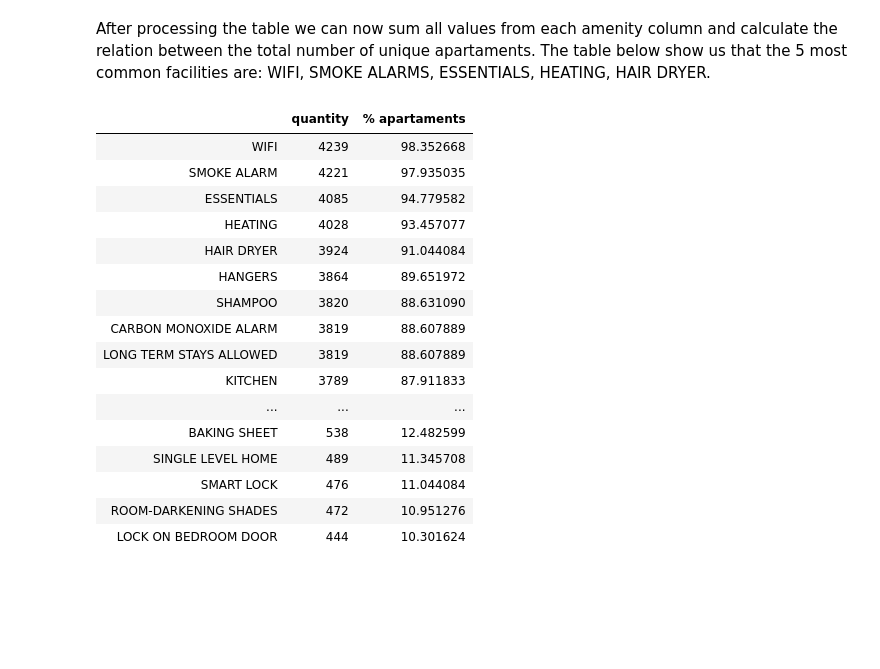
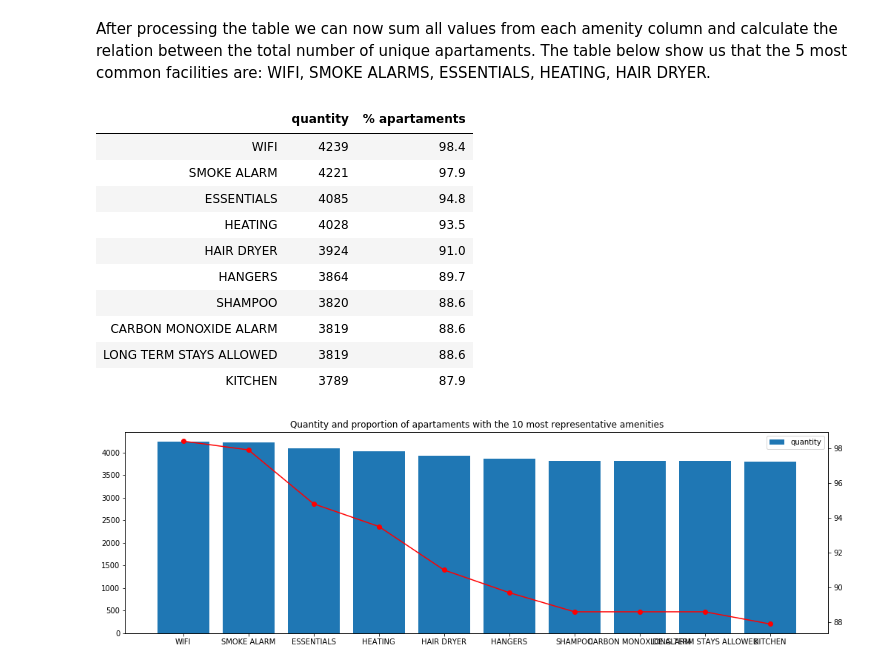
Before and after one commit to lucassaffi/Data-Science-Blog-Post, a Jupyter notebook: Data Science Blog Post.ipynb, the cells around one changed output. Saved outputs shown, nothing was run; the diff lists cells and outputs as text; code cells hidden in the pictures; blank space fills up the shorter version.

```diff
--- a/Data Science Blog Post.ipynb
+++ b/Data Science Blog Post.ipynb
@@ -234,18 +234,18 @@ To answer this question we need to preprocess the amenities column because the v
 5) Fill each column with 1 if apartament has amenity and 0 if it has not
 # %%
 #Find the amenities unique values
-listings_seattle['amenities'] = listings_seattle['amenities'].apply(lambda x: x.upper()
+listings_amenities = listings_seattle.copy()
+listings_amenities['amenities'] = listings_amenities['amenities'].apply(lambda x: x.upper()
                                                      .replace('{','').replace('}','')
                                                      .replace('"','').replace('[','')
                                                      .replace(']','').split(','))
 
-main_columns = ['amenities','price','neighbourhood_cleansed','property_type', 'room_type', 'accommodates',
-                'bathrooms','bedrooms', 'beds','number_of_reviews','review_scores_rating','id']
-listings_seattle = listings_seattle[main_columns]
+main_columns = ['amenities','id']
+listings_amenities = listings_amenities[main_columns]
 # %%
 # Get all unique amenities
 list_amenities = []
-for am in listings_seattle['amenities']:
+for am in listings_amenities['amenities']:
     for a in am:
         list_amenities.append(a.strip())
 
@@ -253,21 +253,16 @@ list_amenities = pd.Series(list_amenities).unique()
 
 # Add a column for all unique amenities
 for i in list_amenities:
-    listings_seattle[i]=0
+    listings_amenities[i]=0
 
 # Add 1 if the amenitie is present
-for ame,amenitie in enumerate(listings_seattle['amenities']):
+for ame,amenitie in enumerate(listings_amenities['amenities']):
     for a in amenitie:
-        for c,column in enumerate(listings_seattle.columns):
+        for c,column in enumerate(listings_amenities.columns):
             if (a.strip()==column):
-                listings_seattle.iloc[ame,c]=1
+                listings_amenities.iloc[ame,c]=1
 
-listings_seattle = listings_seattle.drop('amenities',axis=1)
+listings_amenities = listings_amenities.drop('amenities',axis=1)
 
-#Changing price from string to float
-listings_seattle[['price']] = listings_seattle['price'].str.replace('$','')
-listings_seattle[['price']] = listings_seattle['price'].str.replace(',','')
-listings_seattle[['price']] = listings_seattle['price'].astype('float')
-
-listings_seattle.head()
+listings_amenities.head()
 # %% [output]
@@ -282,27 +277,34 @@ listings_seattle.head()
 After processing the table we can now sum all values from each amenity column and calculate the relation between the total number of unique apartaments. The table below show us that the 5 most common facilities are: WIFI, SMOKE ALARMS, ESSENTIALS, HEATING, HAIR DRYER.
 # %%
 # Find the most representative amenities
-cols = listings_seattle.columns
-main_amenities = pd.DataFrame(listings_seattle.drop(['price','neighbourhood_cleansed','property_type', 'room_type', 'accommodates',
-                'bathrooms','bedrooms', 'beds','number_of_reviews','review_scores_rating','id'],axis=1).sum(),columns=['quantity'])
+cols = listings_amenities.columns
+main_amenities = pd.DataFrame(listings_amenities.drop(['id'],axis=1).sum(),columns=['quantity'])
 main_amenities = main_amenities.sort_values('quantity',ascending=False)
-main_amenities['% apartaments'] = main_amenities['quantity']/len(listings_seattle)*100
-main_amenities.head(50)
+main_amenities['% apartaments'] = main_amenities['quantity']/len(listings_amenities)*100
+main_amenities['% apartaments'] = main_amenities['% apartaments'].round(1)
+main_amenities = main_amenities.head(10)
+main_amenities
 # %% [output]
 |  | quantity | % apartaments |
-| WIFI | 4239 | 98.352668 |
-| SMOKE ALARM | 4221 | 97.935035 |
-| ESSENTIALS | 4085 | 94.779582 |
-| HEATING | 4028 | 93.457077 |
-| HAIR DRYER | 3924 | 91.044084 |
-| HANGERS | 3864 | 89.651972 |
-| SHAMPOO | 3820 | 88.631090 |
-| CARBON MONOXIDE ALARM | 3819 | 88.607889 |
-| LONG TERM STAYS ALLOWED | 3819 | 88.607889 |
-| KITCHEN | 3789 | 87.911833 |
-| ... | ... | ... |
-| BAKING SHEET | 538 | 12.482599 |
-| SINGLE LEVEL HOME | 489 | 11.345708 |
-| SMART LOCK | 476 | 11.044084 |
-| ROOM-DARKENING SHADES | 472 | 10.951276 |
-| LOCK ON BEDROOM DOOR | 444 | 10.301624 |
+| WIFI | 4239 | 98.4 |
+| SMOKE ALARM | 4221 | 97.9 |
+| ESSENTIALS | 4085 | 94.8 |
+| HEATING | 4028 | 93.5 |
+| HAIR DRYER | 3924 | 91.0 |
+| HANGERS | 3864 | 89.7 |
+| SHAMPOO | 3820 | 88.6 |
+| CARBON MONOXIDE ALARM | 3819 | 88.6 |
+| LONG TERM STAYS ALLOWED | 3819 | 88.6 |
+| KITCHEN | 3789 | 87.9 |
+# %%
+fig, ax1 = plt.subplots(figsize=(17,5))
+ax1.bar(main_amenities.index,main_amenities['quantity'],label='quantity')
+
+ax2 = ax1.twinx()
+ax2.plot(main_amenities.index,main_amenities['% apartaments'],color='red',marker='o',label='% apartaments')
+ax1.set_title('Quantity and proportion of apartaments with the 10 most representative amenities')
+ax1.legend()
+
+plt.show()
+# %% [output]
+[figure, added]
```
Also changed, not shown: parts of 1 cell of this notebook, 1 other file.
